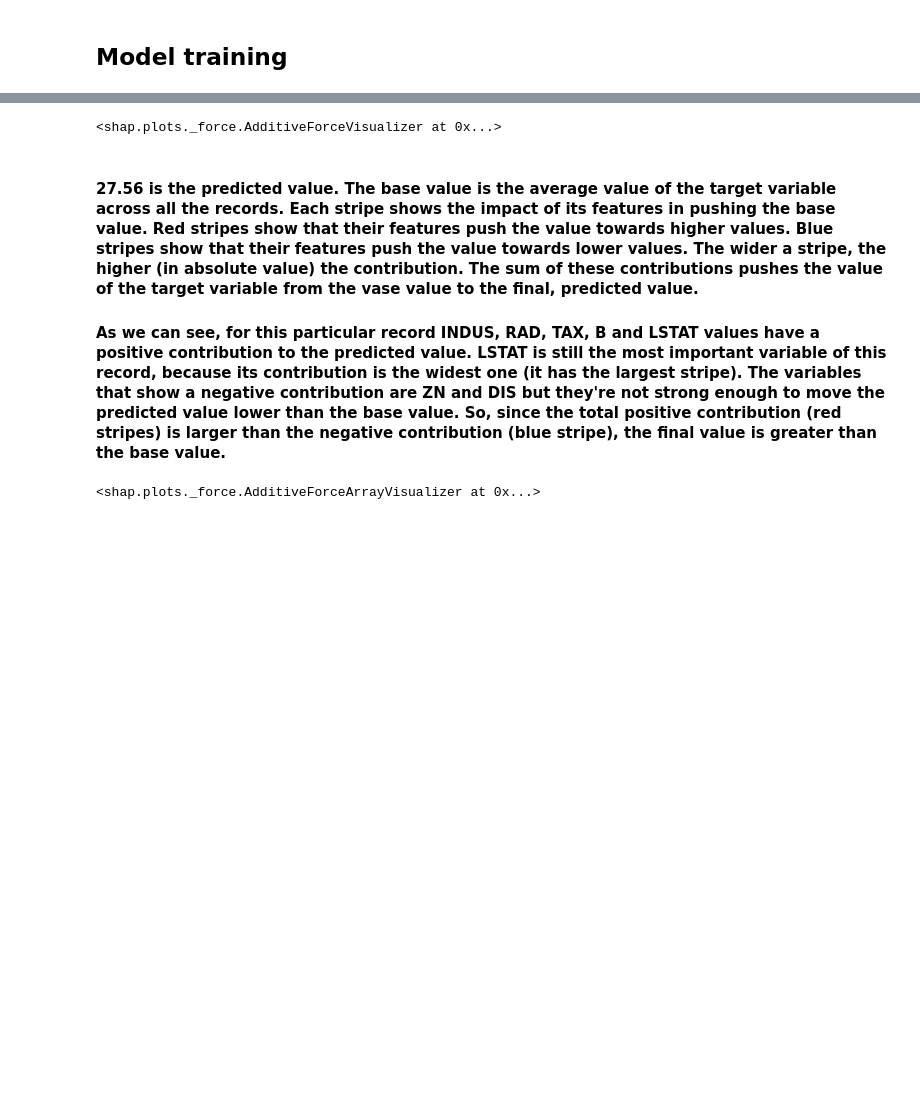
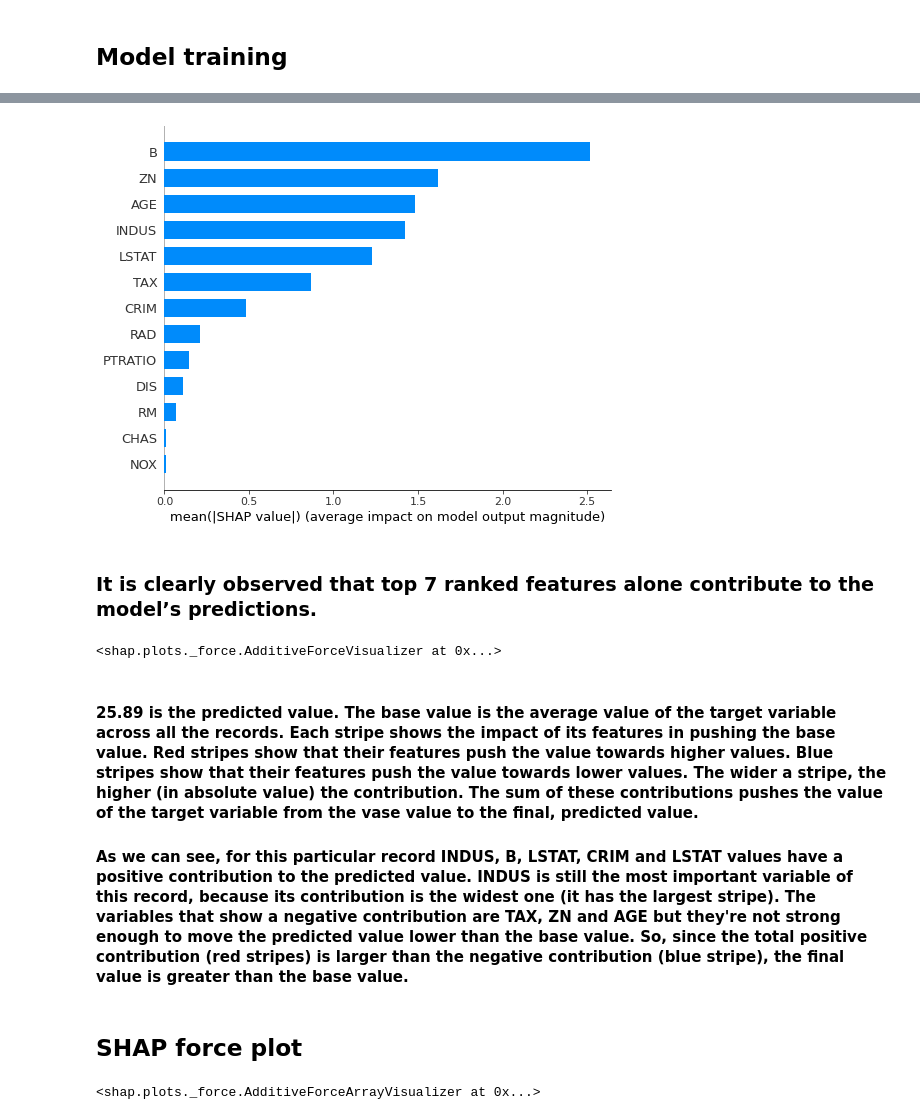
Before and after one commit to mathysgrapotte/deepexplain, a Jupyter notebook: ShapValues/DV_nbk01_shape_values_intro_v1.ipynb, the cells around one changed output, grey strips where cells are left out. Drawn from its saved outputs; the diff is of its cells as text; code cells hidden in the pictures; blank space fills up the shorter version.

Commit message:
updated descriptions+plot

```diff
--- a/ShapValues/DV_nbk01_shape_values_intro_v1.ipynb
+++ b/ShapValues/DV_nbk01_shape_values_intro_v1.ipynb
@@ -223,3 +237,9 @@ shap.summary_plot(shap_values[0], X_train)
+# %%
+shap.summary_plot(shap_values[0], X_train,plot_type='bar')
+# %% [output]
+[figure, added]
+# %% [markdown]
+### It is clearly observed that top 7 ranked features alone contribute to the model’s predictions.
 # %%
 # Plot the SHAP values for one instance
 INSTANCE_NUM = 0
@@ -227,9 +247,11 @@ shap.force_plot(explainer.expected_value[0], shap_values[0][INSTANCE_NUM], X_tra
 # %% [output]
 <shap.plots._force.AdditiveForceVisualizer at 0x...>
 # %% [markdown]
-#### 27.56 is the predicted value. The base value is the average value of the target variable across all the records. Each stripe shows the impact of its features in pushing the base value. Red stripes show that their features push the value towards higher values. Blue stripes show that their features push the value towards lower values. The wider a stripe, the higher (in absolute value) the contribution. The sum of these contributions pushes the value of the target variable from the vase value to the final, predicted value.
+#### 25.89 is the predicted value. The base value is the average value of the target variable across all the records. Each stripe shows the impact of its features in pushing the base value. Red stripes show that their features push the value towards higher values. Blue stripes show that their features push the value towards lower values. The wider a stripe, the higher (in absolute value) the contribution. The sum of these contributions pushes the value of the target variable from the vase value to the final, predicted value.
 
-#### As we can see, for this particular record INDUS, RAD, TAX, B and LSTAT values have a positive contribution to the predicted value. LSTAT is still the most important variable of this record, because its contribution is the widest one (it has the largest stripe). The  variables that show a negative contribution are ZN and DIS but they're not strong enough to move the predicted value lower than the base value. So, since the total positive contribution (red stripes) is larger than the negative contribution (blue stripe), the final value is greater than the base value.
+#### As we can see, for this particular record INDUS, B, LSTAT,  CRIM and LSTAT values have a positive contribution to the predicted value. INDUS is still the most important variable of this record, because its contribution is the widest one (it has the largest stripe). The  variables that show a negative contribution are TAX, ZN and AGE but they're not strong enough to move the predicted value lower than the base value. So, since the total positive contribution (red stripes) is larger than the negative contribution (blue stripe), the final value is greater than the base value.
+# %% [markdown]
+## **SHAP force plot**
 # %%
 # Plot the SHAP values for multiple instances
 NUM_ROWS = 10
```
Also changed, not shown: parts of 17 cells of this notebook.
